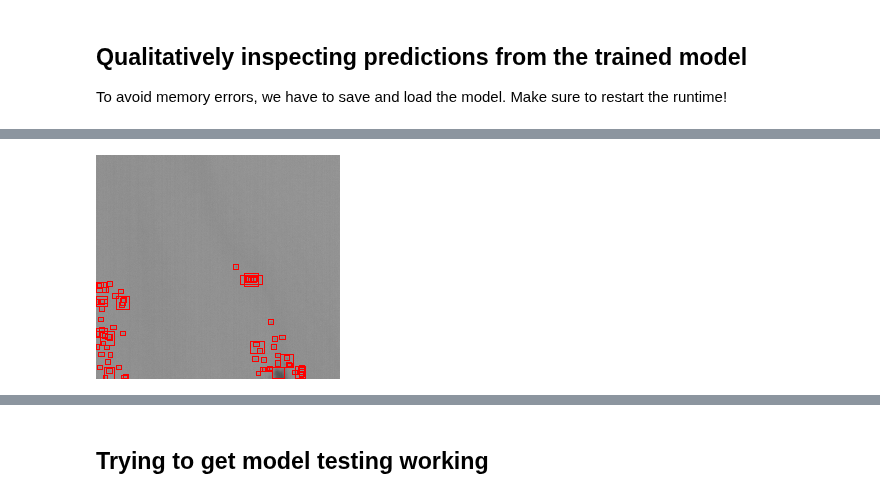
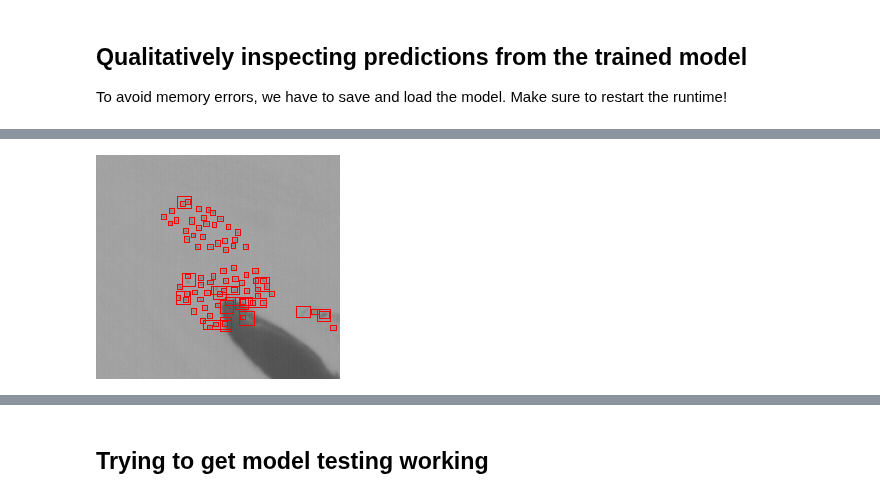
Before and after one commit to emiliolr/counting-cranes, a Jupyter notebook: object_detection/faster_rcnn_experiments.ipynb, the cells around one changed output, grey strips where cells are left out. Saved outputs shown, nothing was run; the diff lists cells and outputs as text; code cells hidden in the pictures.

Commit message:
Updated Faster R-CNN experiments notebook

```diff
--- a/object_detection/faster_rcnn_experiments.ipynb
+++ b/object_detection/faster_rcnn_experiments.ipynb
@@ -101,4 +86,4 @@ To avoid memory errors, we have to save and load the model. Make sure to restart
 save_name = 'initial_faster_rcnn.pth'
 model = get_faster_rcnn(num_classes = 2)
 model.load_state_dict(torch.load(os.path.join(MODEL_SAVE_FP, 'faster_rcnn', save_name)))
-pl_model = FasterRCNNLightning(model = model, lr = HYPERPARAMETERS['learning_rate'])
+pl_model = FasterRCNNLightning(model = model, lr = HYPERPARAMETERS['learning_rate'], iou_threshold = 0.05)
@@ -111,18 +94,18 @@ preds = pl_model(images)
 # %%
 #Plotting an image and predicted bboxes
 #  TODO: might need NMS on the prediction outputs (maybe change "box_nms_thresh" argument in "get_faster_rcnn")
 #  TODO: maybe make a wrapper function to visualize predictions...
-index = 9
+index = 2
 img = np.moveaxis(images[index].numpy(), 0, -1) * 255
 bboxes = preds[index]['boxes'].tolist()
 
 pil_img = Image.fromarray(img.astype(np.uint8))
 draw = ImageDraw.Draw(pil_img)
 for b in bboxes:
     draw.rectangle(b, outline = 'red', width = 1)
 pil_img
 # %% [output]
-[figure, old version]
+[figure, new version]
 # %%
 #Checking counts
 print(f'We predicted {len(bboxes)} birds and there are actually {len(targets[index]["boxes"])} birds in this image')
```
Also changed, not shown: parts of 7 cells of this notebook.
